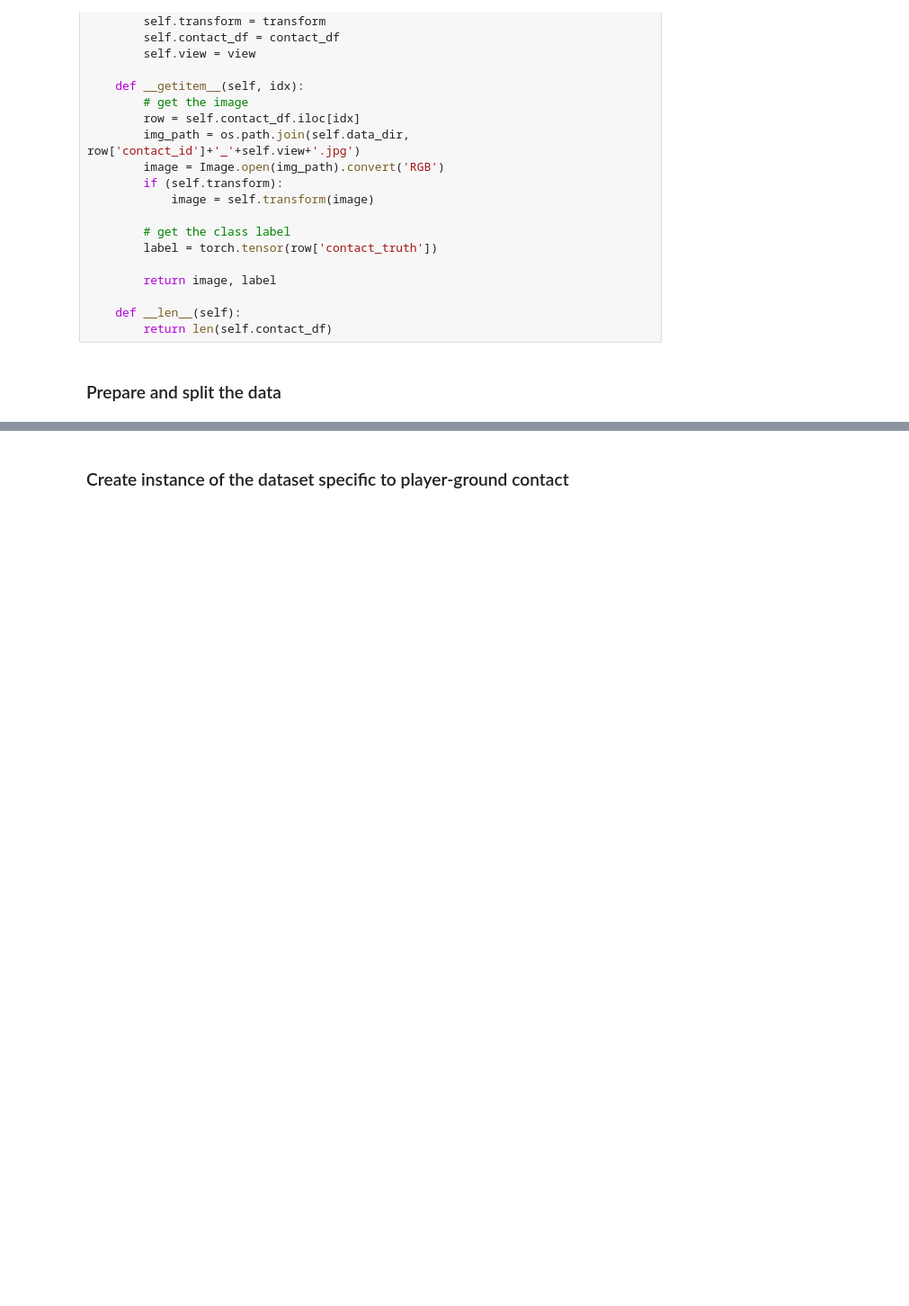
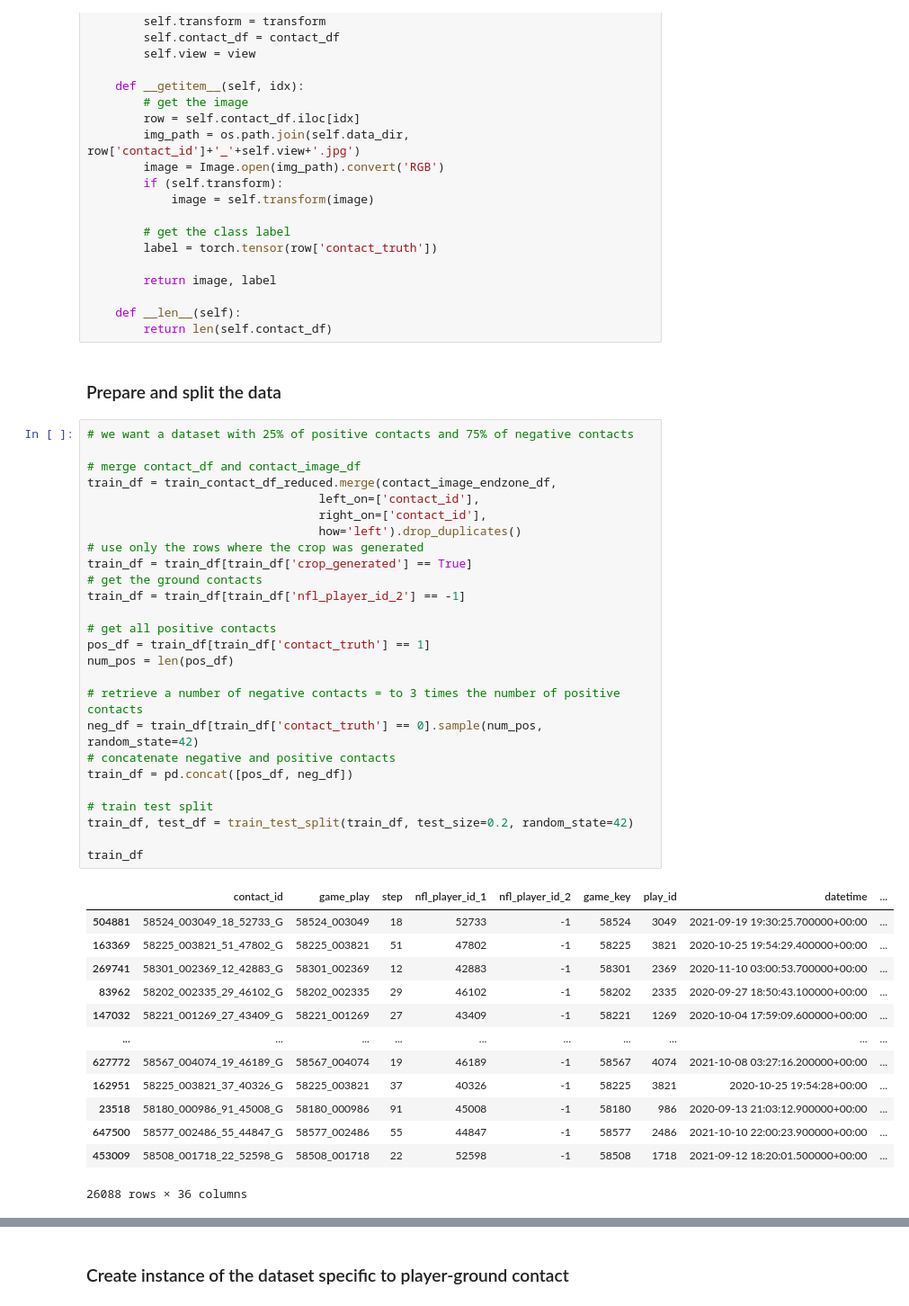
Before and after one commit to RicardFos/kaggle-player-contact-detection, a Jupyter notebook: image_classification_ground_endzone.ipynb, the cells around one changed output, grey strips where cells are left out. Shown: that part at 90% size. Cells and saved outputs as stored; diff of their text form; blank space fills up the shorter version.

```diff
--- a/image_classification_ground_endzone.ipynb
+++ b/image_classification_ground_endzone.ipynb
@@ -92,4 +103,44 @@ class PlayerContactDataset(Dataset):
         return len(self.contact_df)
 # %% [markdown]
 ### Prepare and split the data
+# %%
+# we want a dataset with 25% of positive contacts and 75% of negative contacts
+
+# merge contact_df and contact_image_df
+train_df = train_contact_df_reduced.merge(contact_image_endzone_df,
+                                 left_on=['contact_id'],
+                                 right_on=['contact_id'],
+                                 how='left').drop_duplicates()
+# use only the rows where the crop was generated
+train_df = train_df[train_df['crop_generated'] == True]
+# get the ground contacts
+train_df = train_df[train_df['nfl_player_id_2'] == -1]
+
+# get all positive contacts
+pos_df = train_df[train_df['contact_truth'] == 1]
+num_pos = len(pos_df)
+
+# retrieve a number of negative contacts = to 3 times the number of positive contacts
+neg_df = train_df[train_df['contact_truth'] == 0].sample(num_pos, random_state=42)
+# concatenate negative and positive contacts
+train_df = pd.concat([pos_df, neg_df])
+
+# train test split
+train_df, test_df = train_test_split(train_df, test_size=0.2, random_state=42)
+
+train_df
+# %% [output]
+|  | contact_id | game_play | step | nfl_player_id_1 | nfl_player_id_2 | game_key | play_id | datetime | ... |
+| 504881 | 58524_003049_18_52733_G | 58524_003049 | 18 | 52733 | -1 | 58524 | 3049 | 2021-09-19 19:30:25.700000+00:00 | ... |
+| 163369 | 58225_003821_51_47802_G | 58225_003821 | 51 | 47802 | -1 | 58225 | 3821 | 2020-10-25 19:54:29.400000+00:00 | ... |
+| 269741 | 58301_002369_12_42883_G | 58301_002369 | 12 | 42883 | -1 | 58301 | 2369 | 2020-11-10 03:00:53.700000+00:00 | ... |
+| 83962 | 58202_002335_29_46102_G | 58202_002335 | 29 | 46102 | -1 | 58202 | 2335 | 2020-09-27 18:50:43.100000+00:00 | ... |
+| 147032 | 58221_001269_27_43409_G | 58221_001269 | 27 | 43409 | -1 | 58221 | 1269 | 2020-10-04 17:59:09.600000+00:00 | ... |
+| ... | ... | ... | ... | ... | ... | ... | ... | ... | ... |
+| 627772 | 58567_004074_19_46189_G | 58567_004074 | 19 | 46189 | -1 | 58567 | 4074 | 2021-10-08 03:27:16.200000+00:00 | ... |
+| 162951 | 58225_003821_37_40326_G | 58225_003821 | 37 | 40326 | -1 | 58225 | 3821 | 2020-10-25 19:54:28+00:00 | ... |
+| 23518 | 58180_000986_91_45008_G | 58180_000986 | 91 | 45008 | -1 | 58180 | 986 | 2020-09-13 21:03:12.900000+00:00 | ... |
+| 647500 | 58577_002486_55_44847_G | 58577_002486 | 55 | 44847 | -1 | 58577 | 2486 | 2021-10-10 22:00:23.900000+00:00 | ... |
+| 453009 | 58508_001718_22_52598_G | 58508_001718 | 22 | 52598 | -1 | 58508 | 1718 | 2021-09-12 18:20:01.500000+00:00 | ... |
+26088 rows × 36 columns
 # %%
```
Also changed, not shown: parts of 22 cells of this notebook.
